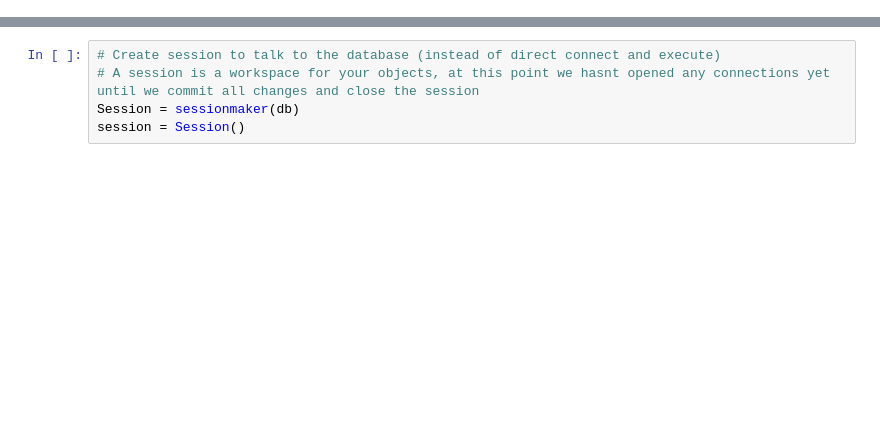
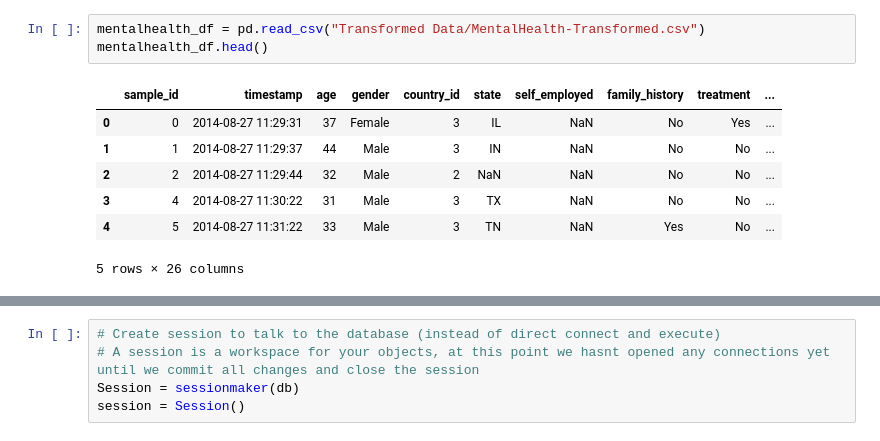
Before and after one commit to angmay/DataJobMarket, a Jupyter notebook: Load.ipynb, the cells around one changed output, grey strips where cells are left out. Saved outputs shown, nothing was run; the diff lists cells and outputs as text; blank space fills up the shorter version.

```diff
--- a/Load.ipynb
+++ b/Load.ipynb
@@ -18,0 +66,11 @@ with open(csv_filepath, 'r') as file:
+# %%
+mentalhealth_df = pd.read_csv("Transformed Data/MentalHealth-Transformed.csv")
+mentalhealth_df.head()
+# %% [output]
+|  | sample_id | timestamp | age | gender | country_id | state | self_employed | family_history | treatment | ... |
+| 0 | 0 | 2014-08-27 11:29:31 | 37 | Female | 3 | IL | NaN | No | Yes | ... |
+| 1 | 1 | 2014-08-27 11:29:37 | 44 | Male | 3 | IN | NaN | No | No | ... |
+| 2 | 2 | 2014-08-27 11:29:44 | 32 | Male | 2 | NaN | NaN | No | No | ... |
+| 3 | 4 | 2014-08-27 11:30:22 | 31 | Male | 3 | TX | NaN | No | No | ... |
+| 4 | 5 | 2014-08-27 11:31:22 | 33 | Male | 3 | TN | NaN | Yes | No | ... |
+5 rows × 26 columns
```
Also changed, not shown: parts of 29 cells of this notebook.
